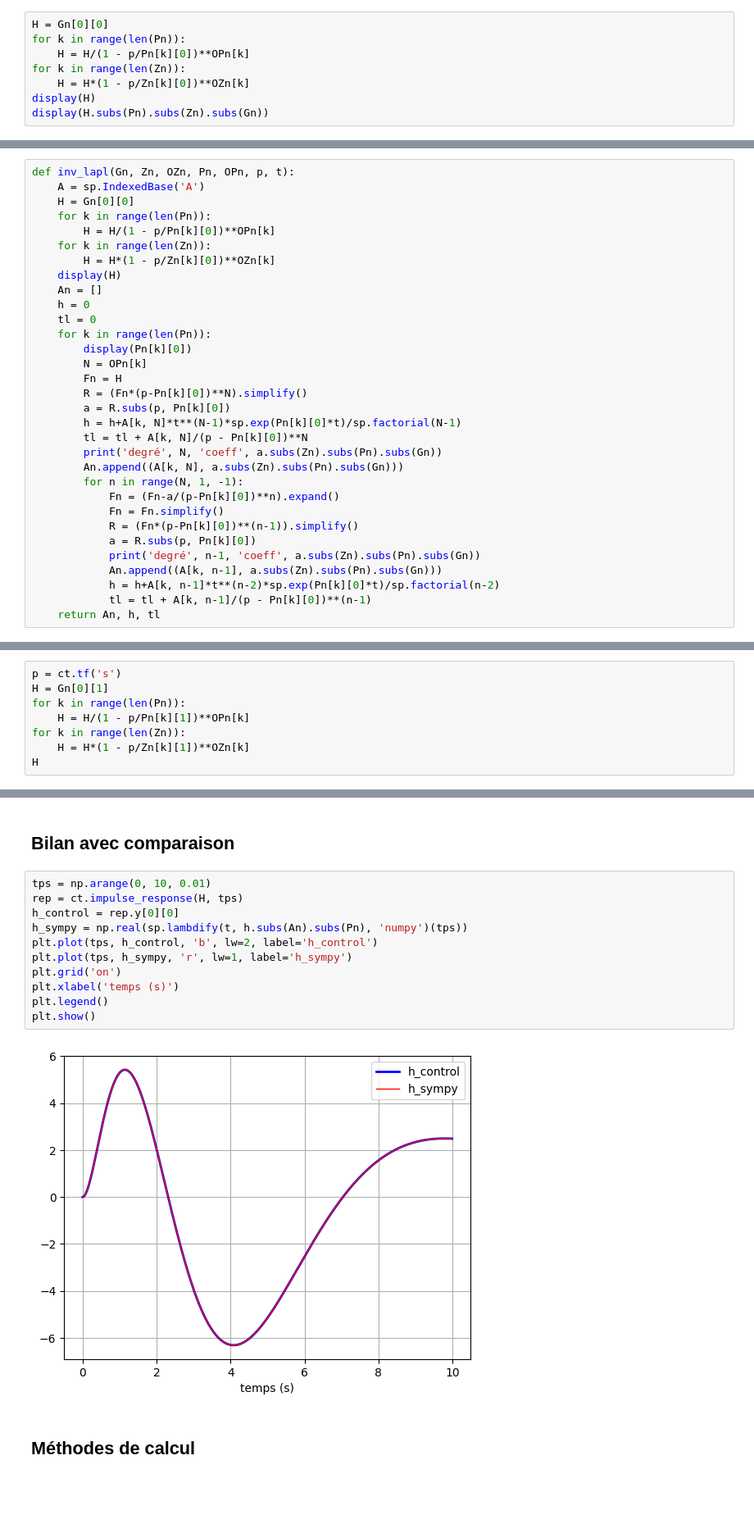
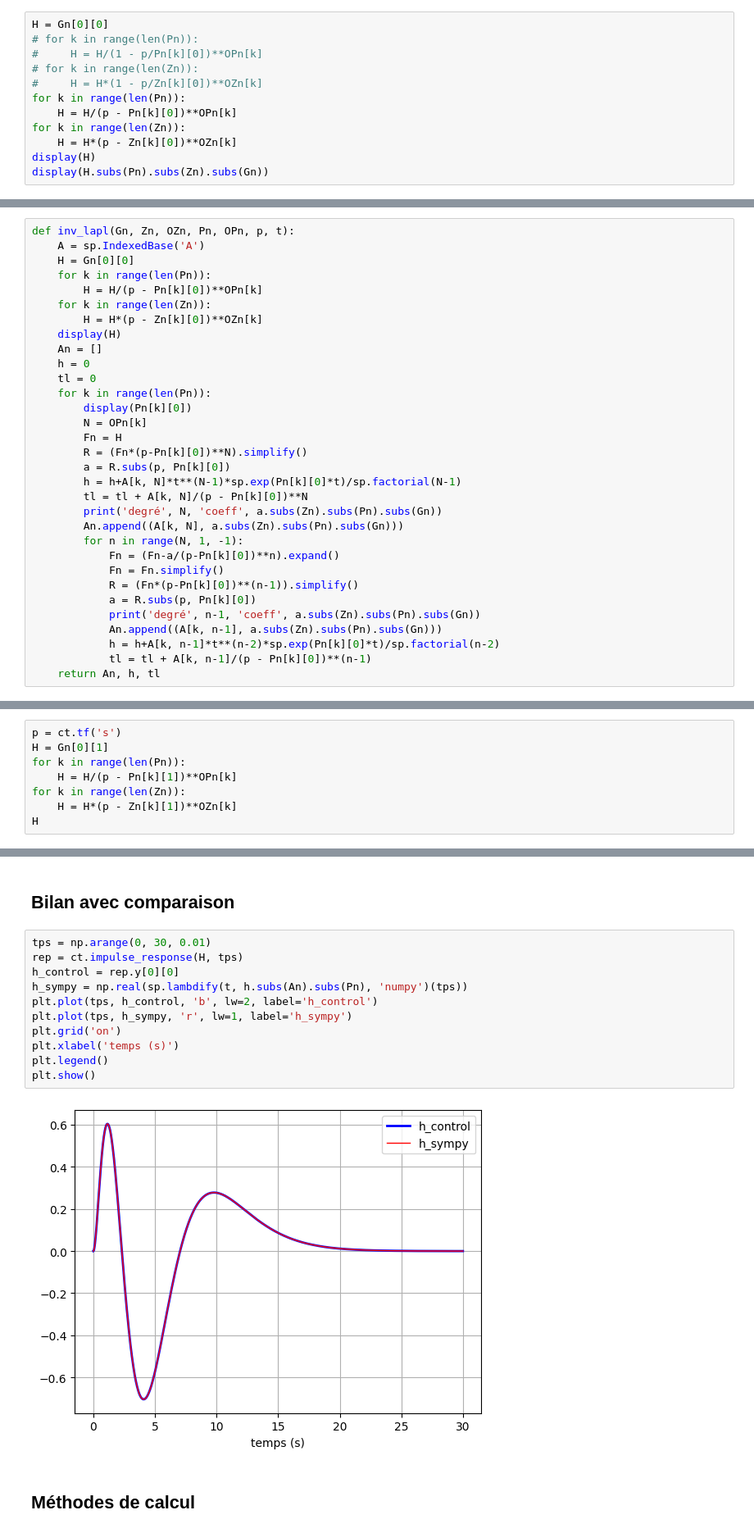
Before and after one commit to jeanluccollette/transformee-de-laplace-inverse, a Jupyter notebook: transformee-de-laplace-inverse.ipynb, the cells around one changed output, grey strips where cells are left out. Shown at 82% size. Drawn from its saved outputs; the diff is of its cells as text; blank space fills up the shorter version.

```diff
--- a/transformee-de-laplace-inverse.ipynb
+++ b/transformee-de-laplace-inverse.ipynb
@@ -34,10 +36,14 @@ Zn = [(Z[0], 0.1), (Z[1], 0.2)]
 OZn = [1, 1]
 # %%
 H = Gn[0][0]
+# for k in range(len(Pn)):
+#     H = H/(1 - p/Pn[k][0])**OPn[k]
+# for k in range(len(Zn)):
+#     H = H*(1 - p/Zn[k][0])**OZn[k]
 for k in range(len(Pn)):
-    H = H/(1 - p/Pn[k][0])**OPn[k]
+    H = H/(p - Pn[k][0])**OPn[k]
 for k in range(len(Zn)):
-    H = H*(1 - p/Zn[k][0])**OZn[k]
+    H = H*(p - Zn[k][0])**OZn[k]
 display(H)
 display(H.subs(Pn).subs(Zn).subs(Gn))
 # %% [output]
@@ -50,9 +56,9 @@ def inv_lapl(Gn, Zn, OZn, Pn, OPn, p, t):
     A = sp.IndexedBase('A')
     H = Gn[0][0]
     for k in range(len(Pn)):
-        H = H/(1 - p/Pn[k][0])**OPn[k]
+        H = H/(p - Pn[k][0])**OPn[k]
     for k in range(len(Zn)):
-        H = H*(1 - p/Zn[k][0])**OZn[k]
+        H = H*(p - Zn[k][0])**OZn[k]
     display(H)
     An = []
     h = 0
@@ -117,8 +123,8 @@ display(sp.inverse_laplace_transform(H.subs(Zn).subs(Pn).subs(Gn), p, t))
 p = ct.tf('s')
 H = Gn[0][1]
 for k in range(len(Pn)):
-    H = H/(1 - p/Pn[k][1])**OPn[k]
+    H = H/(p - Pn[k][1])**OPn[k]
 for k in range(len(Zn)):
-    H = H*(1 - p/Zn[k][1])**OZn[k]
+    H = H*(p - Zn[k][1])**OZn[k]
 H
 # %% [output]
@@ -126,18 +132,18 @@ $$\frac{-0.896 s^2 + 0.2688 s - 0.01792}{-0.02 s^5 - 0.072 s^4 - 0.103 s^3 - 0.0
 # %% [markdown]
 ## Bilan avec comparaison
 # %%
-tps = np.arange(0, 10, 0.01)
+tps = np.arange(0, 30, 0.01)
 rep = ct.impulse_response(H, tps)
 h_control = rep.y[0][0]
 h_sympy = np.real(sp.lambdify(t, h.subs(An).subs(Pn), 'numpy')(tps))
 plt.plot(tps, h_control, 'b', lw=2, label='h_control')
 plt.plot(tps, h_sympy, 'r', lw=1, label='h_sympy')
 plt.grid('on')
 plt.xlabel('temps (s)')
 plt.legend()
 plt.show()
 # %% [output]
-[figure, old version]
+[figure, new version]
 # %% [markdown]
 ## Méthodes de calcul
 # %% [markdown]
```
Also changed, not shown: parts of 7 cells of this notebook.
